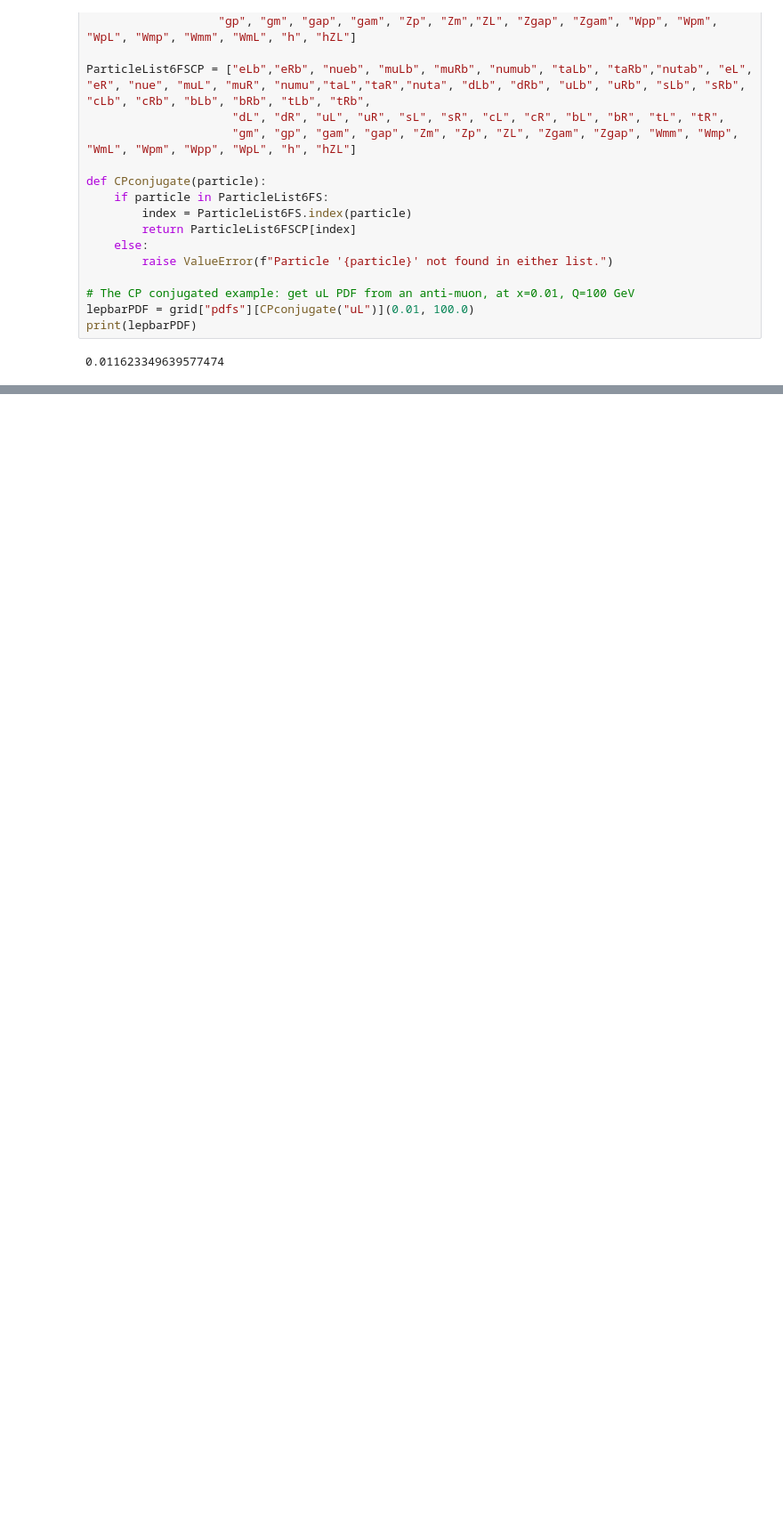
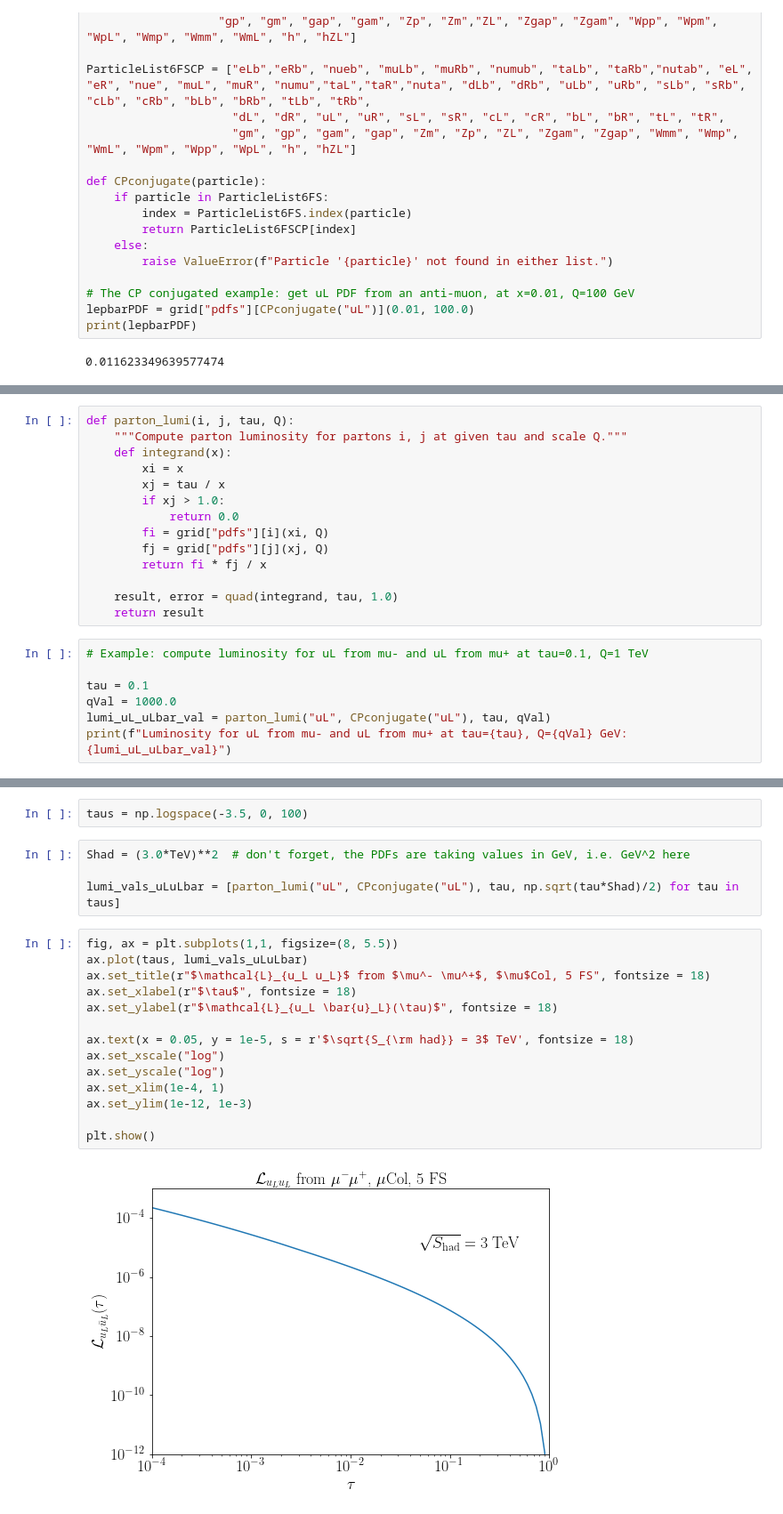
Before and after one commit to armankorajac/finite-width-lepton-colliders, a Jupyter notebook: finite-width.ipynb, the cells around one changed output, grey strips where cells are left out. Shown: that part at 89% size. Drawn from its saved outputs; the diff is of its cells as text; blank space fills up the shorter version.

```diff
--- a/finite-width.ipynb
+++ b/finite-width.ipynb
@@ -384,0 +431,21 @@ print(lepbarPDF)
+# %%
+def parton_lumi(i, j, tau, Q):
+    """Compute parton luminosity for partons i, j at given tau and scale Q."""
+    def integrand(x):
+        xi = x
+        xj = tau / x
+        if xj > 1.0:
+            return 0.0
+        fi = grid["pdfs"][i](xi, Q)
+        fj = grid["pdfs"][j](xj, Q)
+        return fi * fj / x
+
+    result, error = quad(integrand, tau, 1.0)
+    return result
+# %%
+# Example: compute luminosity for uL from mu- and uL from mu+ at tau=0.1, Q=1 TeV
+
+tau = 0.1
+qVal = 1000.0
+lumi_uL_uLbar_val = parton_lumi("uL", CPconjugate("uL"), tau, qVal)
+print(f"Luminosity for uL from mu- and uL from mu+ at tau={tau}, Q={qVal} GeV: {lumi_uL_uLbar_val}")
@@ -384,0 +456,22 @@ print(lepbarPDF)
+# %%
+taus = np.logspace(-3.5, 0, 100)
+# %%
+Shad = (3.0*TeV)**2  # don't forget, the PDFs are taking values in GeV, i.e. GeV^2 here
+
+lumi_vals_uLuLbar = [parton_lumi("uL", CPconjugate("uL"), tau, np.sqrt(tau*Shad)/2) for tau in taus]
+# %%
+fig, ax = plt.subplots(1,1, figsize=(8, 5.5))
+ax.plot(taus, lumi_vals_uLuLbar)
+ax.set_title(r"$\mathcal{L}_{u_L u_L}$ from $\mu^- \mu^+$, $\mu$Col, 5 FS", fontsize = 18)
+ax.set_xlabel(r"$\tau$", fontsize = 18)
+ax.set_ylabel(r"$\mathcal{L}_{u_L \bar{u}_L}(\tau)$", fontsize = 18)
+
+ax.text(x = 0.05, y = 1e-5, s = r'$\sqrt{S_{\rm had}} = 3$ TeV', fontsize = 18)
+ax.set_xscale("log")
+ax.set_yscale("log")
+ax.set_xlim(1e-4, 1)
+ax.set_ylim(1e-12, 1e-3)
+
+plt.show()
+# %% [output]
+[figure, added]
```
Also changed, not shown: parts of 35 cells of this notebook.
